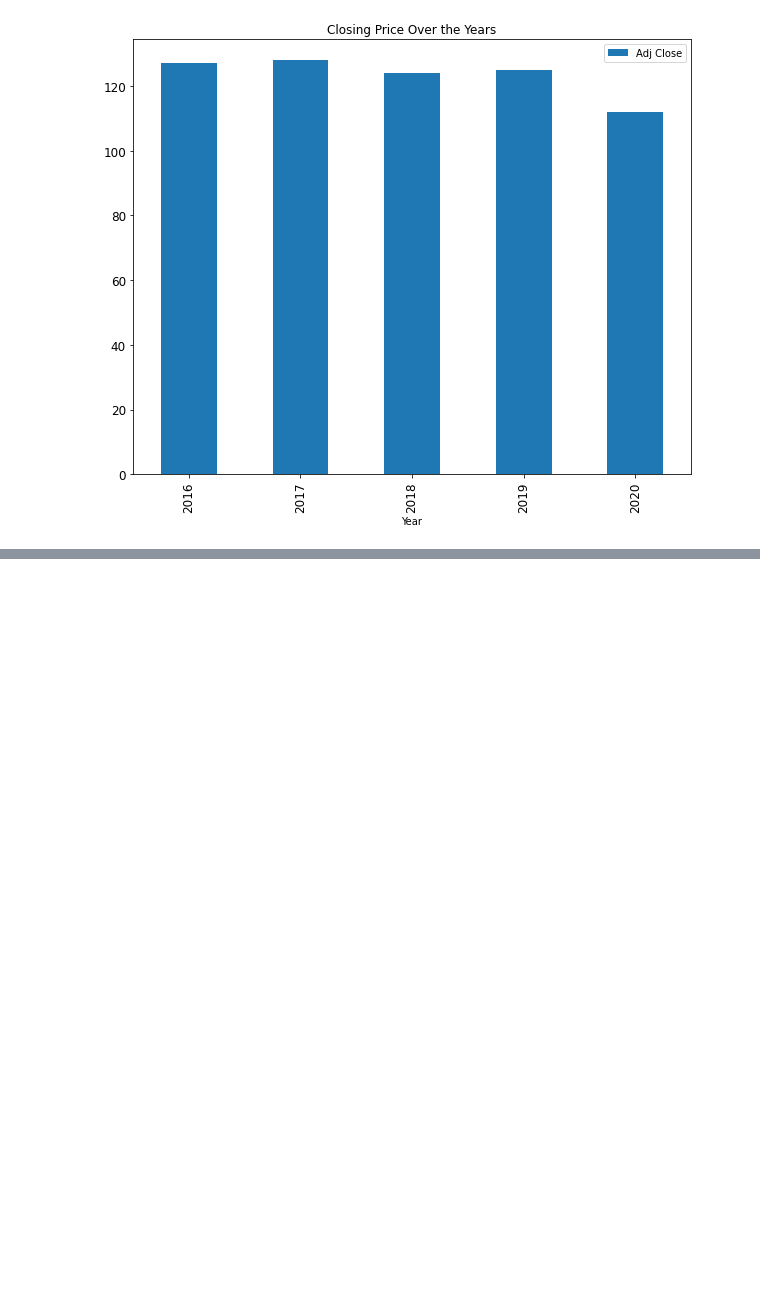
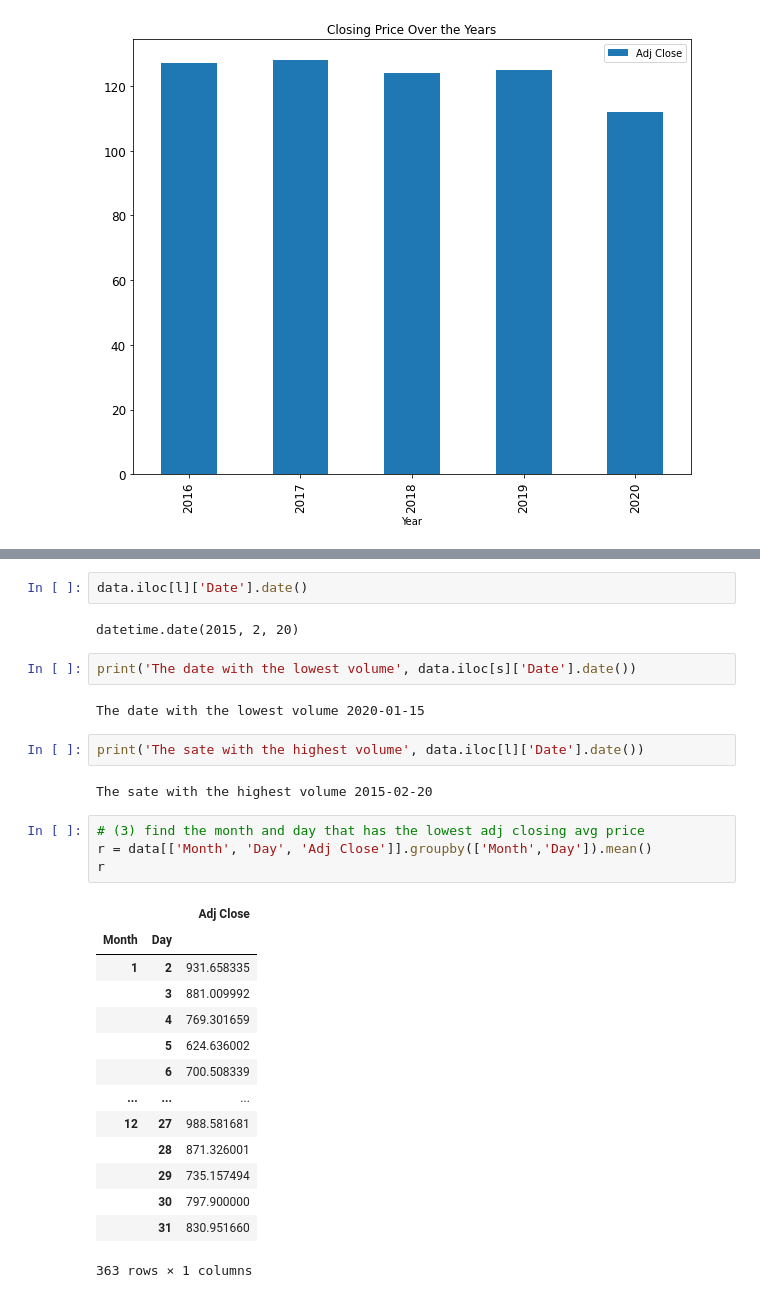
Before and after one commit to mollymoranFA2025/CIS310, a Jupyter notebook: 2025FA/WEEK15/py_Amazon_Stock_Market.ipynb, the cells around one changed output, grey strips where cells are left out. Cells and saved outputs as stored; diff of their text form; blank space fills up the shorter version.

```diff
--- a/2025FA/WEEK15/py_Amazon_Stock_Market.ipynb
+++ b/2025FA/WEEK15/py_Amazon_Stock_Market.ipynb
@@ -600,0 +750,31 @@ rs[['Year','Adj Close']].groupby('Year').count().plot.bar(figsize=(10,8),y= 'Adj
+# %%
+data.iloc[l]['Date'].date()
+# %% [output]
+datetime.date(2015, 2, 20)
+# %%
+print('The date with the lowest volume', data.iloc[s]['Date'].date())
+# %% [output]
+The date with the lowest volume 2020-01-15
+# %%
+print('The sate with the highest volume', data.iloc[l]['Date'].date())
+# %% [output]
+The sate with the highest volume 2015-02-20
+# %%
+# (3) find the month and day that has the lowest adj closing avg price
+r = data[['Month', 'Day', 'Adj Close']].groupby(['Month','Day']).mean()
+r
+# %% [output]
+|  |  | Adj Close |
+| Month | Day |  |
+| 1 | 2 | 931.658335 |
+|  | 3 | 881.009992 |
+|  | 4 | 769.301659 |
+|  | 5 | 624.636002 |
+|  | 6 | 700.508339 |
+| ... | ... | ... |
+| 12 | 27 | 988.581681 |
+|  | 28 | 871.326001 |
+|  | 29 | 735.157494 |
+|  | 30 | 797.900000 |
+|  | 31 | 830.951660 |
+363 rows × 1 columns
```
Also changed, not shown: parts of 27 cells of this notebook.
